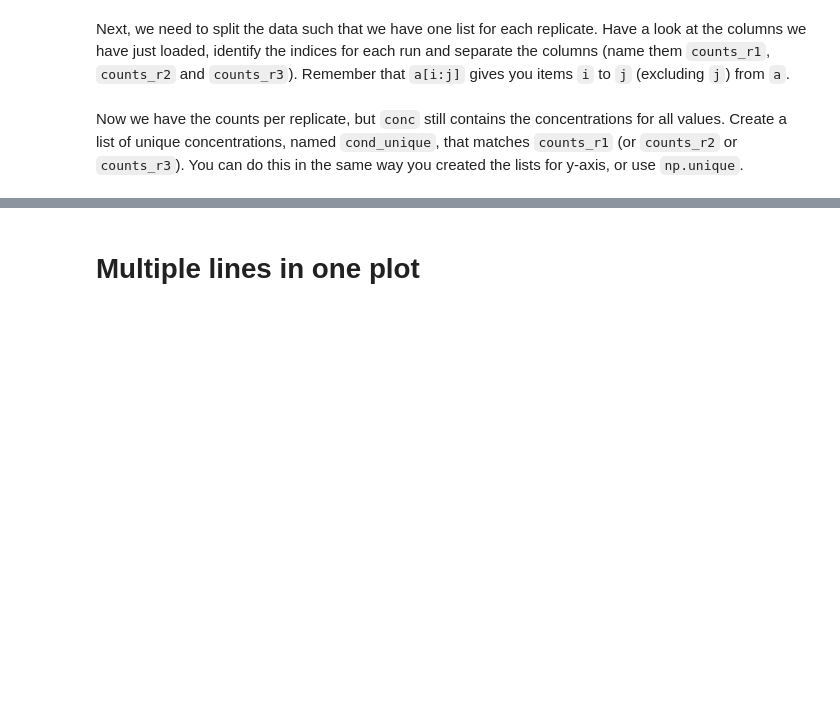
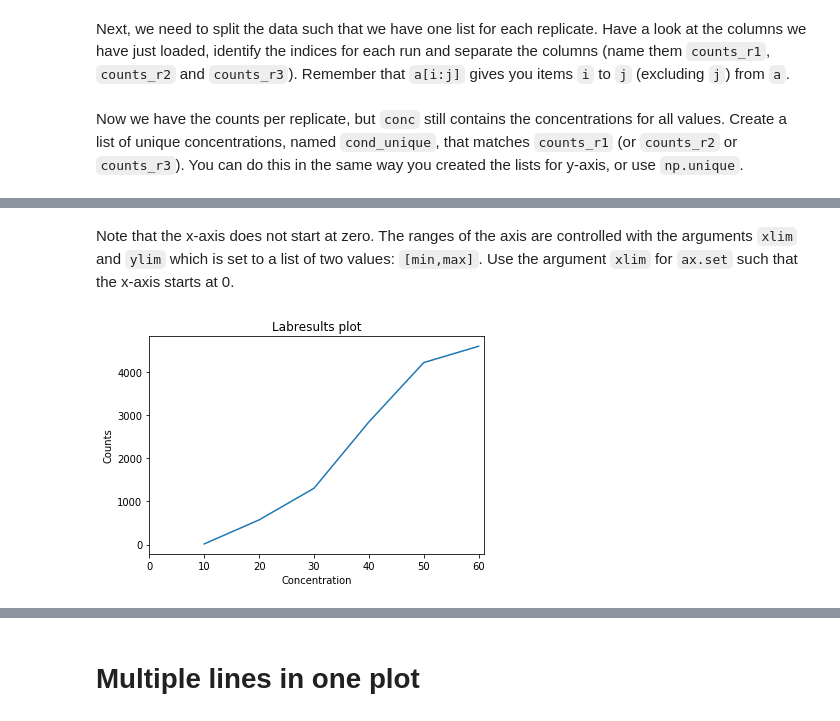
Before and after one commit to lacdr-tox/basic-programming-in-drug-discovery, a Jupyter notebook: python/exercises/2. Basic Plotting.ipynb, the cells around one changed output, grey strips where cells are left out. Cells and saved outputs as stored; diff of their text form; code cells hidden in the pictures; blank space fills up the shorter version.

```diff
--- a/python/exercises/2. Basic Plotting.ipynb
+++ b/python/exercises/2. Basic Plotting.ipynb
@@ -62,6 +73,9 @@ First, start by creating a plot for the first run. There are a few requirements
+# %% [markdown]
+Note that the x-axis does not start at zero. The ranges of the axis are controlled with the arguments `xlim` and `ylim` which is set to a list of two values: `[min,max]`. Use the argument `xlim` for `ax.set` such that the x-axis starts at 0.
 # %%
-fig = plt.figure(figsize=(6,4))
+fig = plt.figure()
 ax = plt.gca()
-ax.set(title='Labresults plot',xlabel='Concentration',ylabel='Counts', ylim=[0,6000], yticks=(np.arange(0, 6500, step=500)))
 ax.plot(conc_unique,counts_r1)
-#ax.set_xscale('log') For the next exercise
+ax.set(title='Labresults plot',xlabel='Concentration',ylabel='Counts',xlim=[0,61]);
+# %% [output]
+[figure, added]
```
Also changed, not shown: parts of 15 cells of this notebook.
